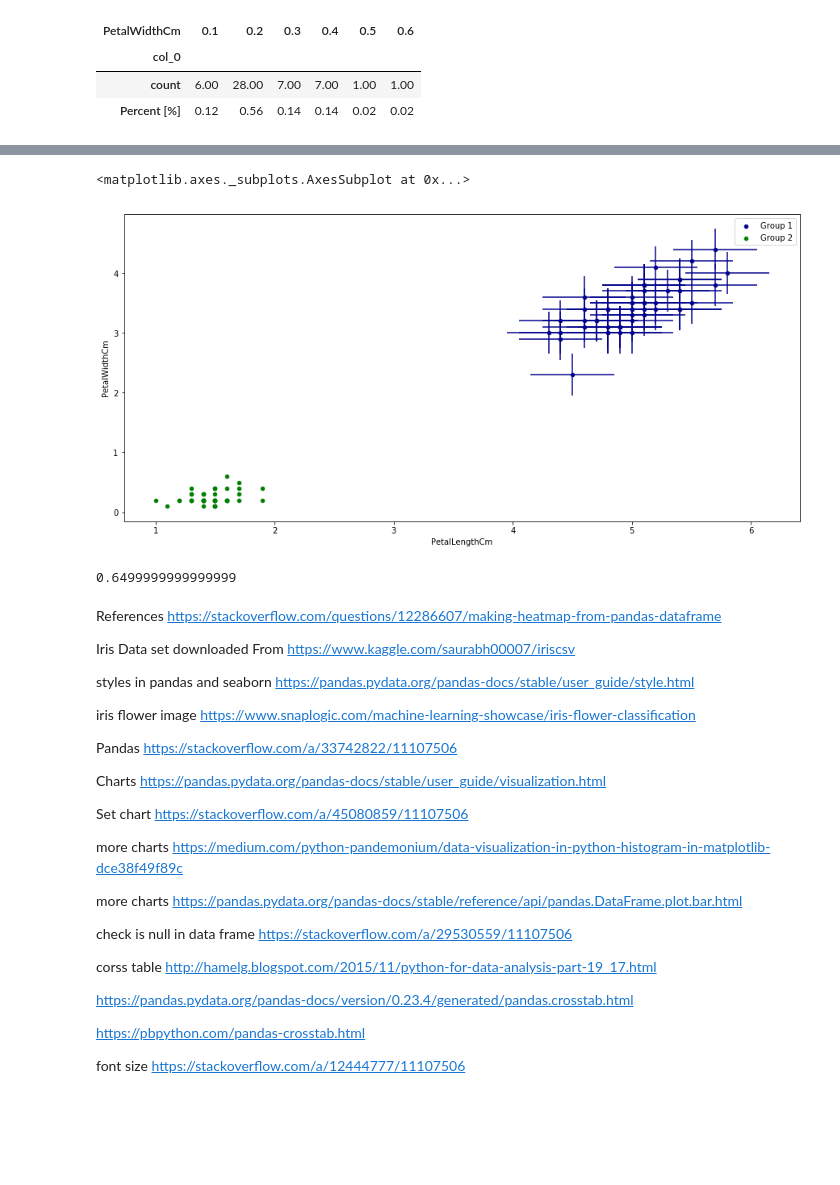
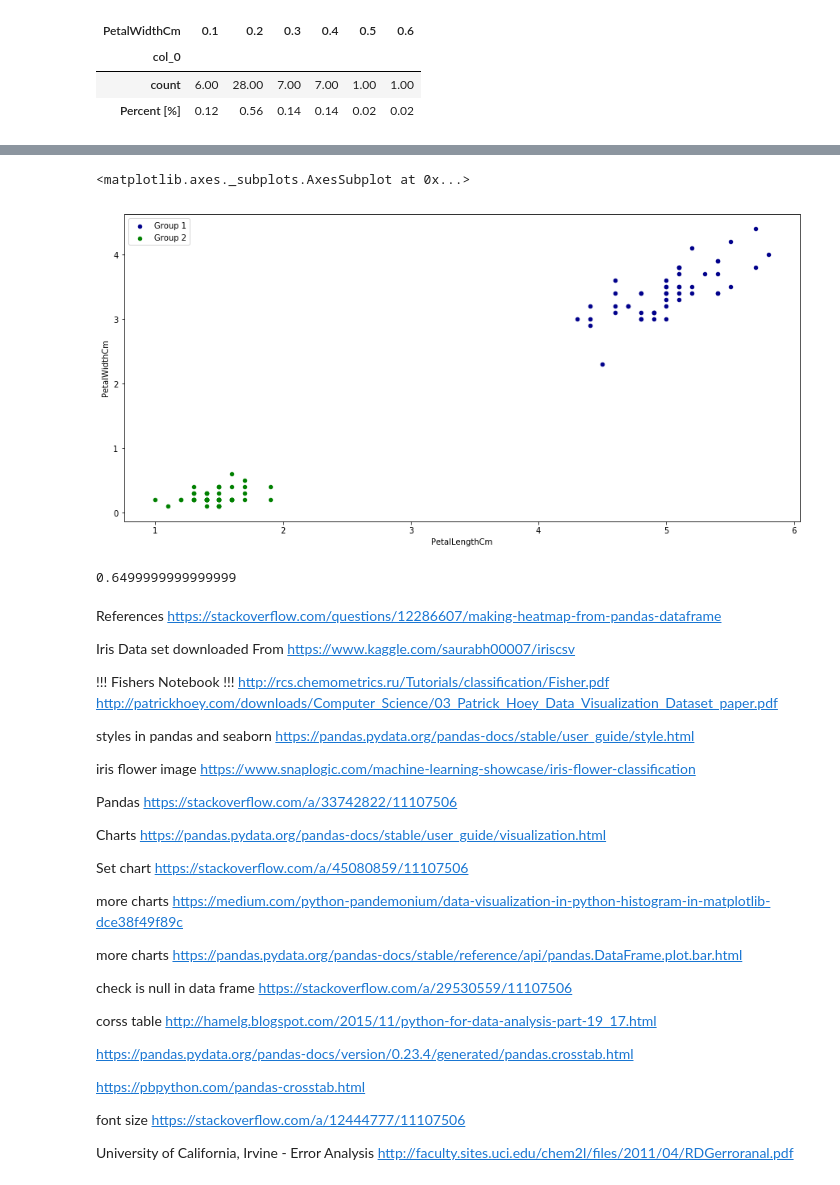
Before and after one commit to Slawak1/pands-project, a Jupyter notebook: IrisProject2019.ipynb, the cells around one changed output, grey strips where cells are left out. Saved outputs shown, nothing was run; the diff lists cells and outputs as text; code cells hidden in the pictures; blank space fills up the shorter version.

```diff
--- a/IrisProject2019.ipynb
+++ b/IrisProject2019.ipynb
@@ -275,11 +347,11 @@ crossTable
 # %%
 
-ax = dfSetosa.plot(kind='scatter', x='SepalLengthCm', y='SepalWidthCm', color='DarkBlue', label='Group 1',figsize=(15,7),yerr=0.35, xerr=0.35)
+ax = dfSetosa.plot(kind='scatter', x='SepalLengthCm', y='SepalWidthCm', color='DarkBlue', label='Group 1',figsize=(15,7))
 
 dfSetosa.plot(kind='scatter', x='PetalLengthCm', y='PetalWidthCm', color='green', label='Group 2', ax = ax)
 # %% [output]
 <matplotlib.axes._subplots.AxesSubplot at 0x...>
-[figure, old version]
+[figure, new version]
 # %%
 np.std([1,2.3])
 # %% [output]
@@ -290,6 +362,11 @@ https://stackoverflow.com/questions/12286607/making-heatmap-from-pandas-datafram
 
 Iris Data set downloaded From
 https://www.kaggle.com/saurabh00007/iriscsv
+
+!!! Fishers Notebook !!!
+http://rcs.chemometrics.ru/Tutorials/classification/Fisher.pdf
+http://patrickhoey.com/downloads/Computer_Science/03_Patrick_Hoey_Data_Visualization_Dataset_paper.pdf
+
 
 styles in pandas and seaborn
 https://pandas.pydata.org/pandas-docs/stable/user_guide/style.html
@@ -325,3 +402,6 @@ https://pbpython.com/pandas-crosstab.html
 
 font size
 https://stackoverflow.com/a/12444777/11107506
+
+University of California, Irvine - Error Analysis
+http://faculty.sites.uci.edu/chem2l/files/2011/04/RDGerroranal.pdf
```
Also changed, not shown: parts of 17 cells of this notebook.
